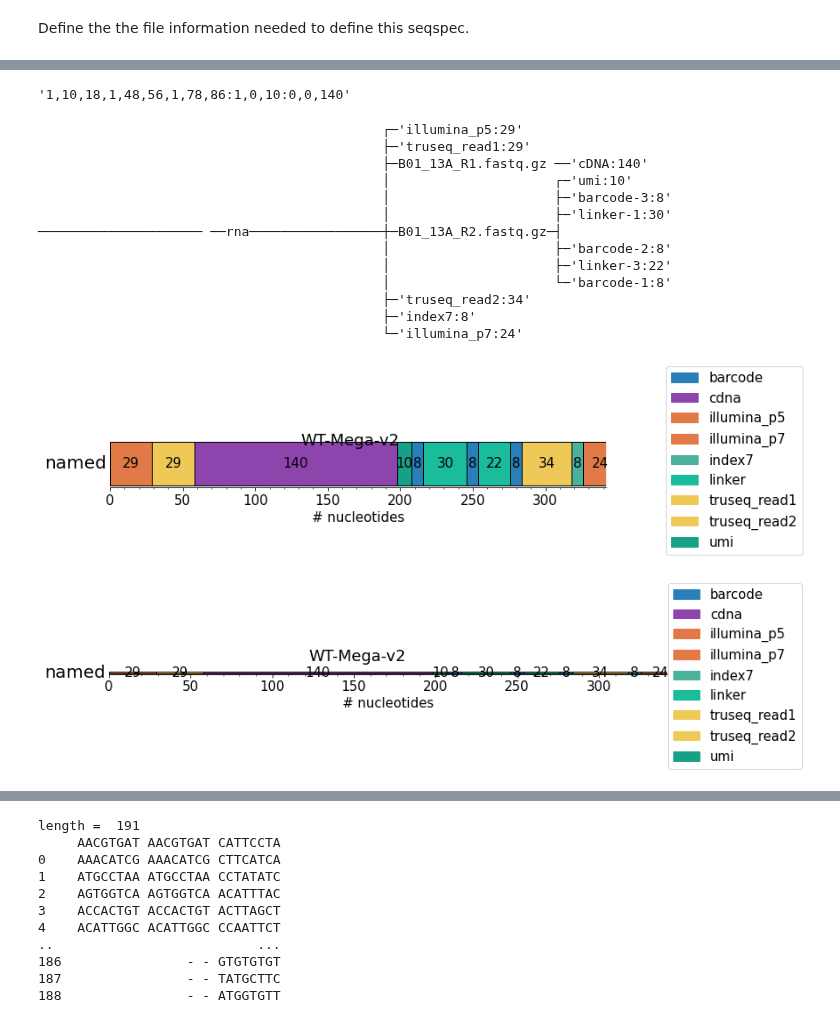
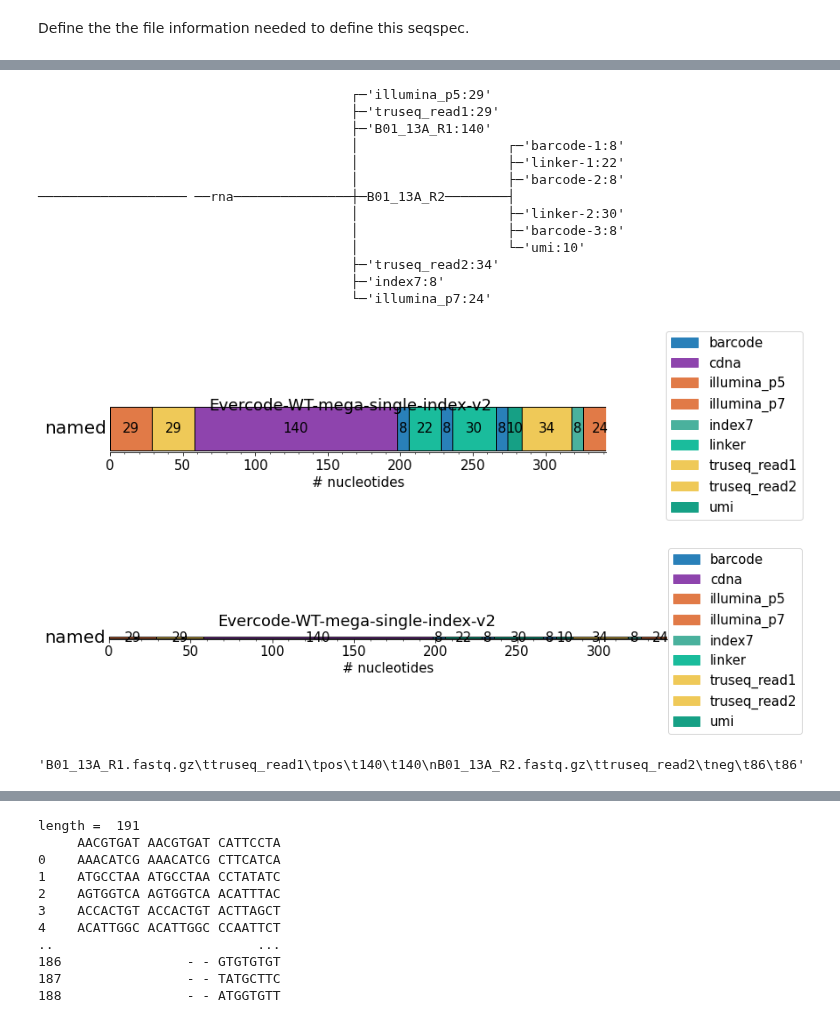
Before and after one commit to detrout/igvf-seq-spec-demo, a Jupyter notebook: parse-rna-seq-seq-spec-demo.ipynb, the cells around one changed output, grey strips where cells are left out. Saved outputs shown, nothing was run; the diff lists cells and outputs as text; code cells hidden in the pictures.

Commit message:
Update notebook for libspec branch

```diff
--- a/parse-rna-seq-seq-spec-demo.ipynb
+++ b/parse-rna-seq-seq-spec-demo.ipynb
@@ -162,20 +162,23 @@ barcode_sets = {
     "parse-wt-mega-v2": {
         # need to add barcode urls
         #onlist1_n192_v4
+        "barcode_1_location": "remote",
         #"barcode_1_url": "https://data.igvf.org/tabular-files/IGVFFI2591OFQO/@@download/IGVFFI2591OFQO.txt.gz",
-        #"barcode_1_url": "https://woldlab.caltech.edu/~diane/parse_barcodes/bc1_n192_v4.txt.gz",
-        "barcode_1_url": "CB1.txt",
-        "barcode_1_location": "local",
+        "barcode_1_url": "https://woldlab.caltech.edu/~diane/parse_barcodes/bc1_n192_v4.txt.gz",
+        #"barcode_1_location": "local",
+        #"barcode_1_url": "CB1.txt",
         "barcode_1_md5": "5c3b70034e9cef5de735dc9d4f3fdbde",
+        "barcode_2_location": "remote",
         #"barcode_2_url": "https://data.igvf.org/tabular-files/IGVFFI1138MCVX/@@download/IGVFFI1138MCVX.txt.gz",
-        #"barcode_2_url": "https://woldlab.caltech.edu/~diane/parse_barcodes/bc2_v1_bc_v3.txt.gz",
-        "barcode_2_url": "CB23.txt",
-        "barcode_2_location": "local",
+        "barcode_2_url": "https://woldlab.caltech.edu/~diane/parse_barcodes/bc2_v1_bc_v3.txt.gz",
+        #"barcode_2_location": "local",
+        #"barcode_2_url": "CB23.txt",
         "barcode_2_md5": "1452e8ef104e6edf686fab8956172072",
+        "barcode_3_location": "remote",
         #"barcode_3_url": "https://data.igvf.org/tabular-files/IGVFFI1138MCVX/@@download/IGVFFI1138MCVX.txt.gz",
-        #"barcode_3_url": "https://woldlab.caltech.edu/~diane/parse_barcodes/bc2_v1_bc_v3.txt.gz",
-        "barcode_3_url": "CB23.txt",
-        "barcode_3_location": "local",
+        "barcode_3_url": "https://woldlab.caltech.edu/~diane/parse_barcodes/bc2_v1_bc_v3.txt.gz",
+        #"barcode_3_location": "local",
+        #"barcode_3_url": "CB23.txt",
         "barcode_3_md5": "1452e8ef104e6edf686fab8956172072",
     }
 }
@@ -262,10 +265,10 @@ context.update(sequencing_platform["/platform-terms/EFO_0010963/"])
 
 # load the template and instantiate it with the context for this specific measurement set.
 # this version needs the libspec branch that separates the sequence and library specifications
-# parse_wt_mega_v2 = env.get_template("parse-wt-mega-v2-single-index-libspec-1.yaml.j2")
+parse_wt_mega_v2 = env.get_template("parse-wt-mega-v2-single-index-libspec-1.yaml.j2")
 
 # this version needs the original version that merges the sequence and library specification concepts
-parse_wt_mega_v2 = env.get_template("parse-wt-mega-v2-single-index-seqspec-0.yaml.j2")
+#parse_wt_mega_v2 = env.get_template("parse-wt-mega-v2-single-index-seqspec-0.yaml.j2")
 
 example_yaml = parse_wt_mega_v2.render(context)
 
@@ -293,28 +296,28 @@ assay_spec:
     onlist: null
     regions: null
     parent_id: rna
-# %%
-run_index(example_spec, "rna", ["B01_13A_R1.fastq.gz", "B01_13A_R2.fastq.gz"], fmt="kb")
-# %% [output]
-'1,10,18,1,48,56,1,78,86:1,0,10:0,0,140'
 # %%
-print(run_print_tree(example_spec))
+print(run_print_library_tree(example_spec))
 # %% [output]
-                                            ┌─'illumina_p5:29'
-                                            ├─'truseq_read1:29'
-                                            ├─B01_13A_R1.fastq.gz ──'cDNA:140'
-                                            │                     ┌─'umi:10'
-                                            │                     ├─'barcode-3:8'
-                                            │                     ├─'linker-1:30'
-───────────────────── ──rna─────────────────┼─B01_13A_R2.fastq.gz─┤
-                                            │                     ├─'barcode-2:8'
-                                            │                     ├─'linker-3:22'
-                                            │                     └─'barcode-1:8'
-                                            ├─'truseq_read2:34'
-                                            ├─'index7:8'
-                                            └─'illumina_p7:24'
+                                        ┌─'illumina_p5:29'
+                                        ├─'truseq_read1:29'
+                                        ├─'B01_13A_R1:140'
+                                        │                   ┌─'barcode-1:8'
+                                        │                   ├─'linker-1:22'
+                                        │                   ├─'barcode-2:8'
+─────────────────── ──rna───────────────┼─B01_13A_R2────────┤
+                                        │                   ├─'linker-2:30'
+                                        │                   ├─'barcode-3:8'
+                                        │                   └─'umi:10'
+                                        ├─'truseq_read2:34'
+                                        ├─'index7:8'
+                                        └─'illumina_p7:24'
 # %%
-run_print_png(example_spec)
+run_print_library_png(example_spec)
 # %% [output]
-[figure, old version]
+[figure, new version]
-[figure, old version]
+[figure, new version]
+# %%
+run_print_sequence_spec(example_spec)
+# %% [output]
+'B01_13A_R1.fastq.gz\ttruseq_read1\tpos\t140\t140\nB01_13A_R2.fastq.gz\ttruseq_read2\tneg\t86\t86'
```
Also changed, not shown: parts of 8 cells of this notebook.
